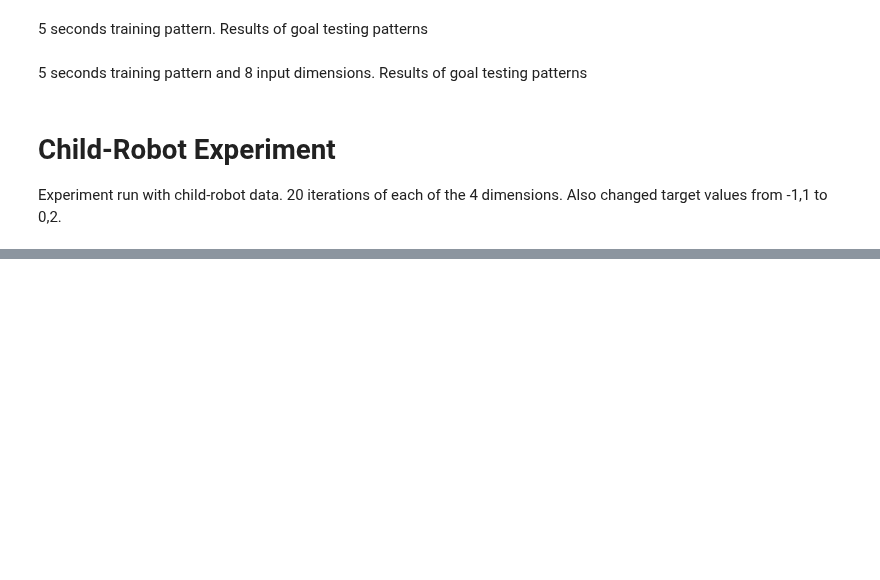
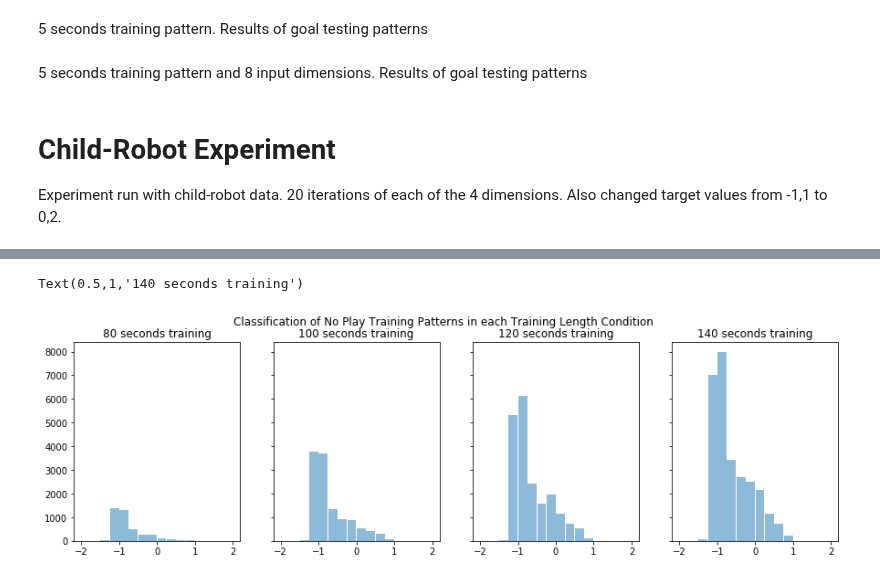
Before and after one commit to maddybartlett/NEN001, a Jupyter notebook: Plots.ipynb, the cells around one changed output, grey strips where cells are left out. Saved outputs shown, nothing was run; the diff lists cells and outputs as text; code cells hidden in the pictures; blank space fills up the shorter version.

```diff
--- a/Plots.ipynb
+++ b/Plots.ipynb
@@ -763,0 +984,14 @@ Experiments run with more training data (50, 60, 70 and 80 seconds). Using a mul
+# %%
+f, (axl1, axl2, axl3, axl4) = plt.subplots(1, 4, sharey=True, figsize=(15, 4))
+f.suptitle('Classification of No Play Training Patterns in each Training Length Condition')
+axl1.hist(noplay_trainl80, bins=bins, rwidth=0.95, alpha=0.5, label='80 seconds training')
+axl1.set_title('80 seconds training')
+axl2.hist(noplay_trainl100, bins=bins, rwidth=0.95, alpha=0.5, label='100 seconds training')
+axl2.set_title('100 seconds training')
+axl3.hist(noplay_trainl120, bins=bins, rwidth=0.95, alpha=0.5, label='120 seconds training')
+axl3.set_title('120 seconds training')
+axl4.hist(noplay_trainl140, bins=bins, rwidth=0.95, alpha=0.5, label='140 seconds training')
+axl4.set_title('140 seconds training')
+# %% [output]
+Text(0.5,1,'140 seconds training')
+[figure, added]
```
Also changed, not shown: parts of 15 cells of this notebook.
